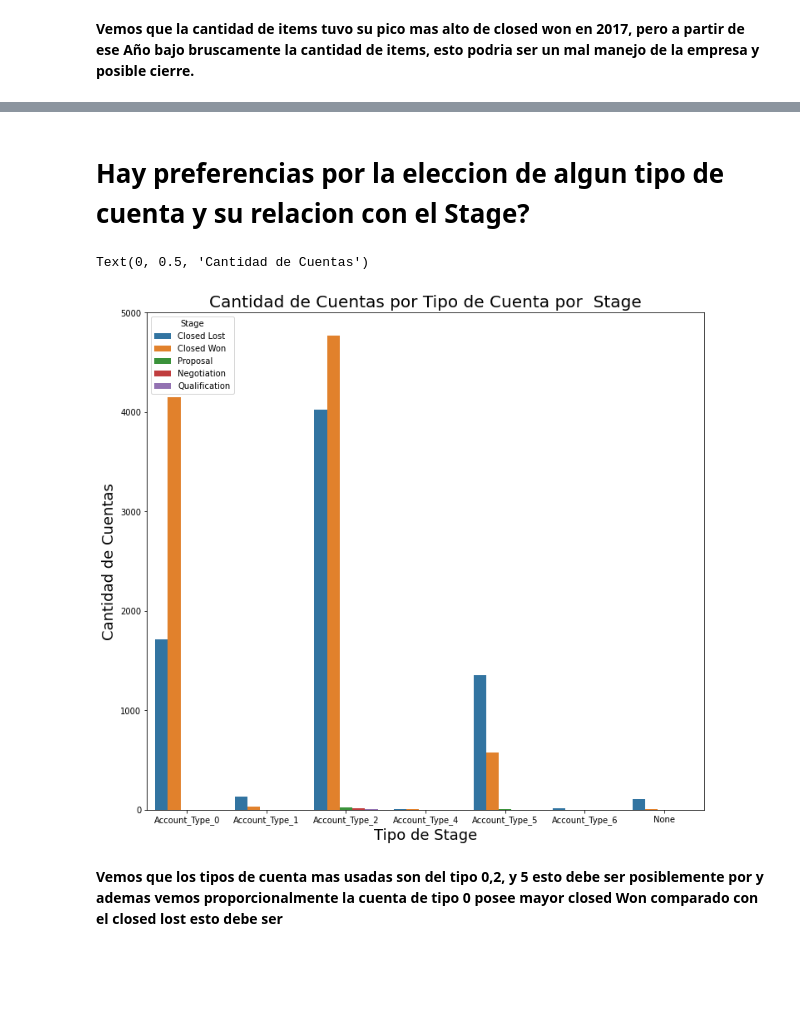
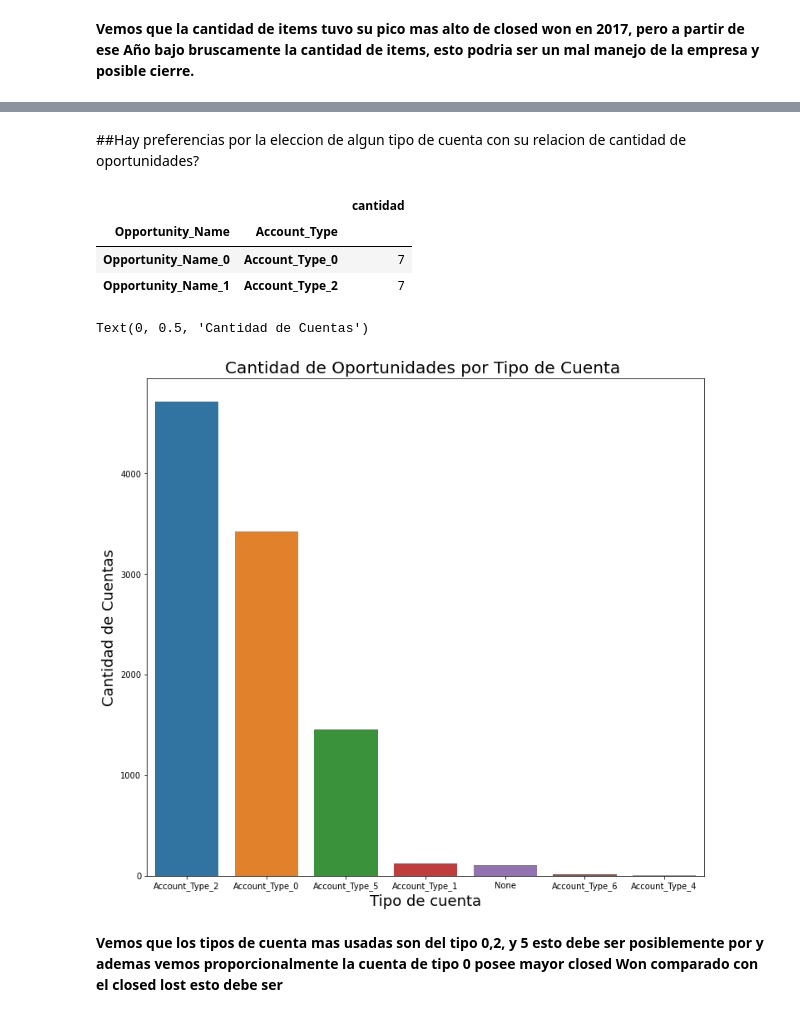
Before and after one commit to joaquinparodi/TP-DATOS, a Jupyter notebook: tp1orga.ipynb, the cells around one changed output, grey strips where cells are left out. Saved outputs shown, nothing was run; the diff lists cells and outputs as text; code cells hidden in the pictures; blank space fills up the shorter version.

```diff
--- a/tp1orga.ipynb
+++ b/tp1orga.ipynb
@@ -115,0 +116,2 @@ plt.show()
+# %%
+entrenamiento=entrenamiento.loc[(entrenamiento['Stage']=='Closed Lost' ) | (entrenamiento['Stage']=='Closed Won'),: ]
@@ -146,17 +260,36 @@ Text(0, 0.5, 'Cantidad de items  ')
 # %% [markdown]
-# Hay preferencias por la eleccion de algun tipo de cuenta y su relacion con el Stage?
+##Hay preferencias por la eleccion de algun tipo de cuenta con su relacion de cantidad de oportunidades?
+# %%
+#vemos que cada oportunidad tiene una cuenta type, entonces saco repetidos
+entrenamiento[['TRF','Stage','Opportunity_Name','Account_Type']].groupby(['Opportunity_Name','Account_Type'])\
+.agg(cantidad=('Stage','count')).head(2)
+# %% [output]
+|  |  | cantidad |
+| Opportunity_Name | Account_Type |  |
+| Opportunity_Name_0 | Account_Type_0 | 7 |
+| Opportunity_Name_1 | Account_Type_2 | 7 |
+# %%
+opportinty_name_account_type=entrenamiento[['TRF','Stage','Opportunity_Name','Account_Type']].groupby(['Opportunity_Name','Account_Type'])\
+.agg(cantidad=('Stage','count'))
+opportinty_name_account_type= opportinty_name_account_type.reset_index().drop('cantidad', 1)
+# %%
+#ahora vamos a ver la cantidad de oportunidades que hay por typo de cuenta
+top10_opportinty_name_account_type=opportinty_name_account_type.groupby('Account_Type')\
+.agg(cantidad_oportunidades=('Opportunity_Name','count')).nlargest(10,'cantidad_oportunidades')
+top10_opportinty_name_account_type=top10_opportinty_name_account_type.reset_index()
 # %%
-account_stage=entrenamiento.groupby(['Account_Type','Stage']).agg(cantidad=('Stage','count')).fillna(0)
-cuenta_estado=account_stage.reset_index()
+df=top10_opportinty_name_account_type
+
+#top10_opportinty_name_account_type
 fig, ax = plt.subplots(figsize=(12,11))
 
-g = sns.barplot(x=cuenta_estado['Account_Type'], y=cuenta_estado['cantidad'],hue="Stage",data=cuenta_estado,ax=ax)
-g.set_title("Cantidad de Cuentas por Tipo de Cuenta por  Stage", fontsize=20)
-g.set_xlabel("Tipo de Stage", fontsize=18)
-g.set_ylabel("Cantidad de Cuentas", fontsize=18)
+g = sns.barplot(x=df['Account_Type'], y=df['cantidad_oportunidades'],data=df,ax=ax)
+g.set_title("Cantidad de Oportunidades por Tipo de Cuenta ", fontsize=20)
+g.set_xlabel("Tipo de cuenta", fontsize=18)
+g.set_ylabel("Cantidad de Oportunidades", fontsize=18)
 # %% [output]
 Text(0, 0.5, 'Cantidad de Cuentas')
-[figure, old version]
+[figure, new version]
 # %% [markdown]
 **Vemos que los tipos de cuenta mas usadas son del tipo 0,2, y 5 esto debe ser posiblemente por y ademas vemos proporcionalmente la cuenta de tipo 0 posee mayor closed Won comparado con el closed lost esto debe ser**
 # %%
```
Also changed, not shown: parts of 40 cells of this notebook.
